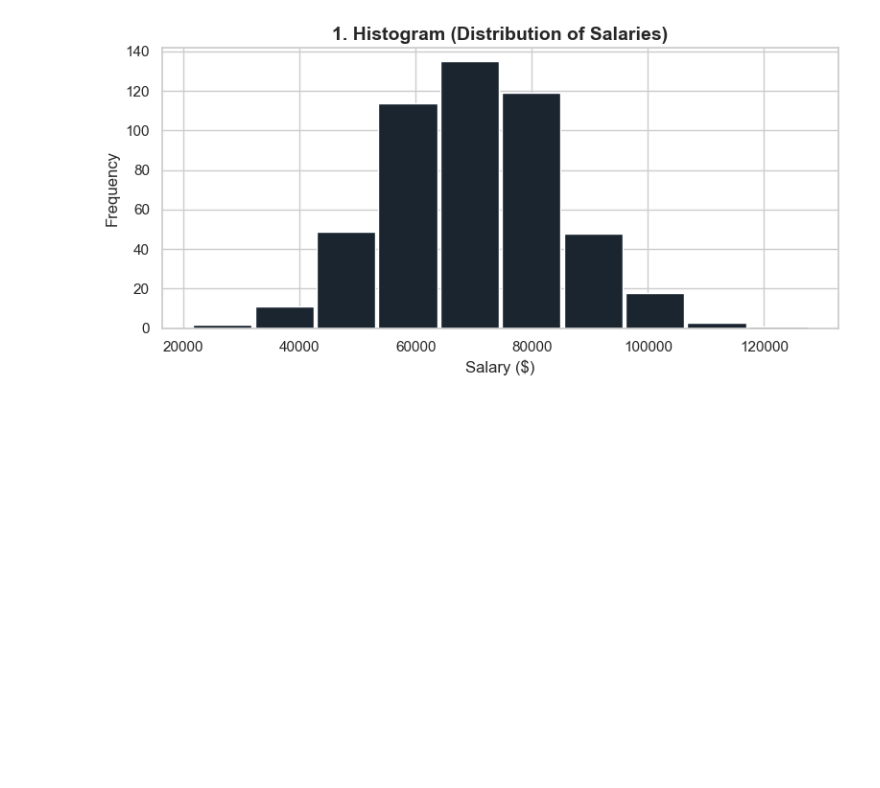
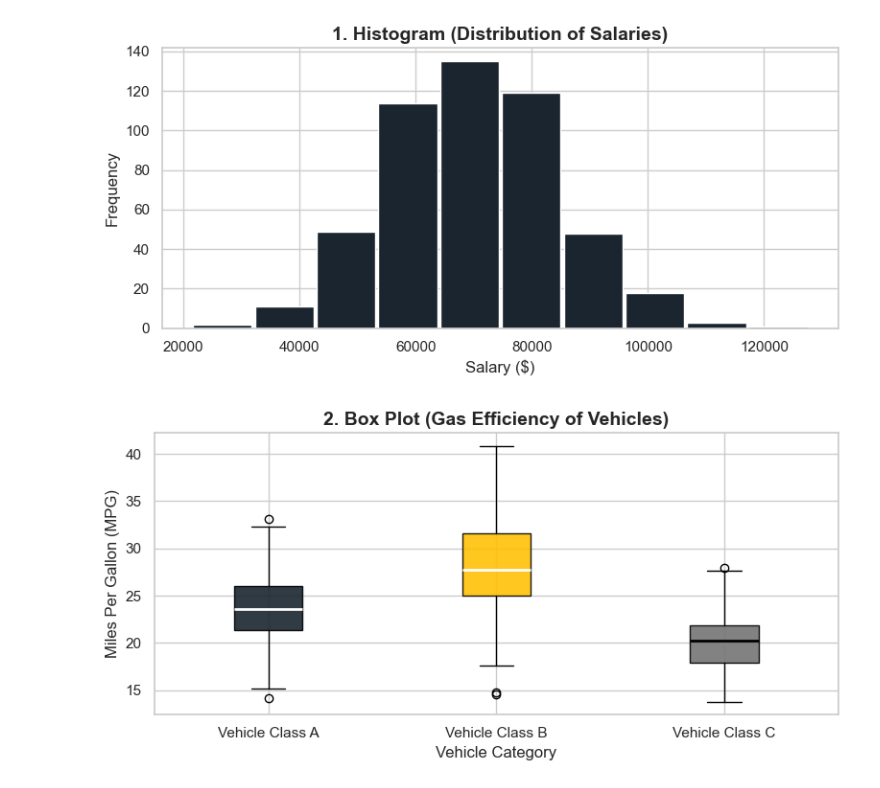
Before and after one commit to Kurodataio/Data_Visualizations, a Jupyter notebook: data_visualizations.ipynb, the cells around one changed output. Drawn from its saved outputs; the diff is of its cells as text; code cells hidden in the pictures; blank space fills up the shorter version.

Commit message:
Add Box Plot

```diff
--- a/data_visualizations.ipynb
+++ b/data_visualizations.ipynb
@@ -484,3 +491,29 @@ plt.tight_layout()
 plt.show()
 # %% [output]
 [figure]
+# %%
+# -------------------------------------------------------------
+# 2. Box Plot
+# -------------------------------------------------------------
+plt.figure(figsize=(8, 4))
+box_data = [group_a, group_b, group_c]
+
+# Create boxplot with custom color filling layout
+bp = plt.boxplot(box_data, patch_artist=True, labels=["Vehicle Class A", "Vehicle Class B", "Vehicle Class C"])
+
+colors_box = ["#1a2530", "#ffc107", "#757575"]
+for patch, color in zip(bp["boxes"], colors_box):
+    patch.set_facecolor(color)
+    patch.set_alpha(0.9)
+
+# Style median lines to remain clearly visible
+for median in bp["medians"]:
+    median.set(color="white" if median.get_xdata()[0] < 2 else "black", linewidth=2)
+
+plt.title("2. Box Plot (Gas Efficiency of Vehicles)", fontsize=14, fontweight="bold")
+plt.xlabel("Vehicle Category")
+plt.ylabel("Miles Per Gallon (MPG)")
+plt.tight_layout()
+plt.show()
+# %% [output]
+[figure, added]
```
Also changed, not shown: parts of 1 cell of this notebook.
